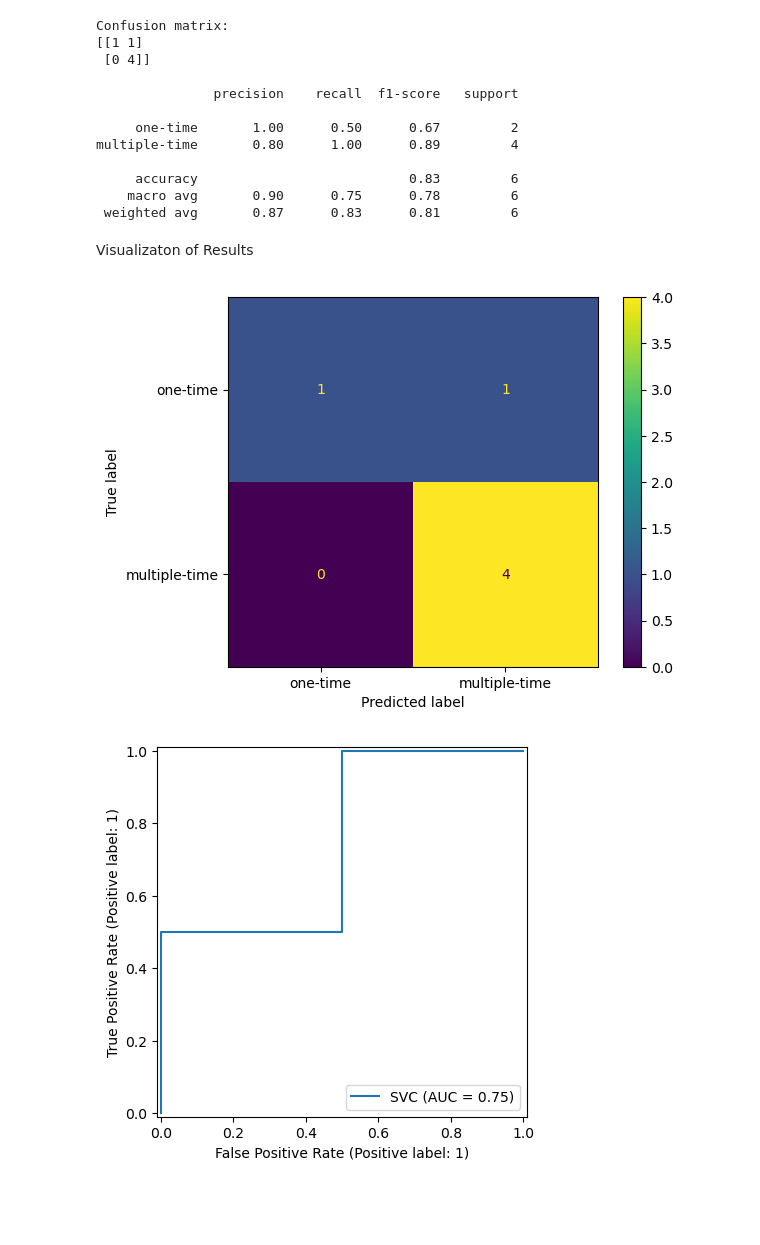
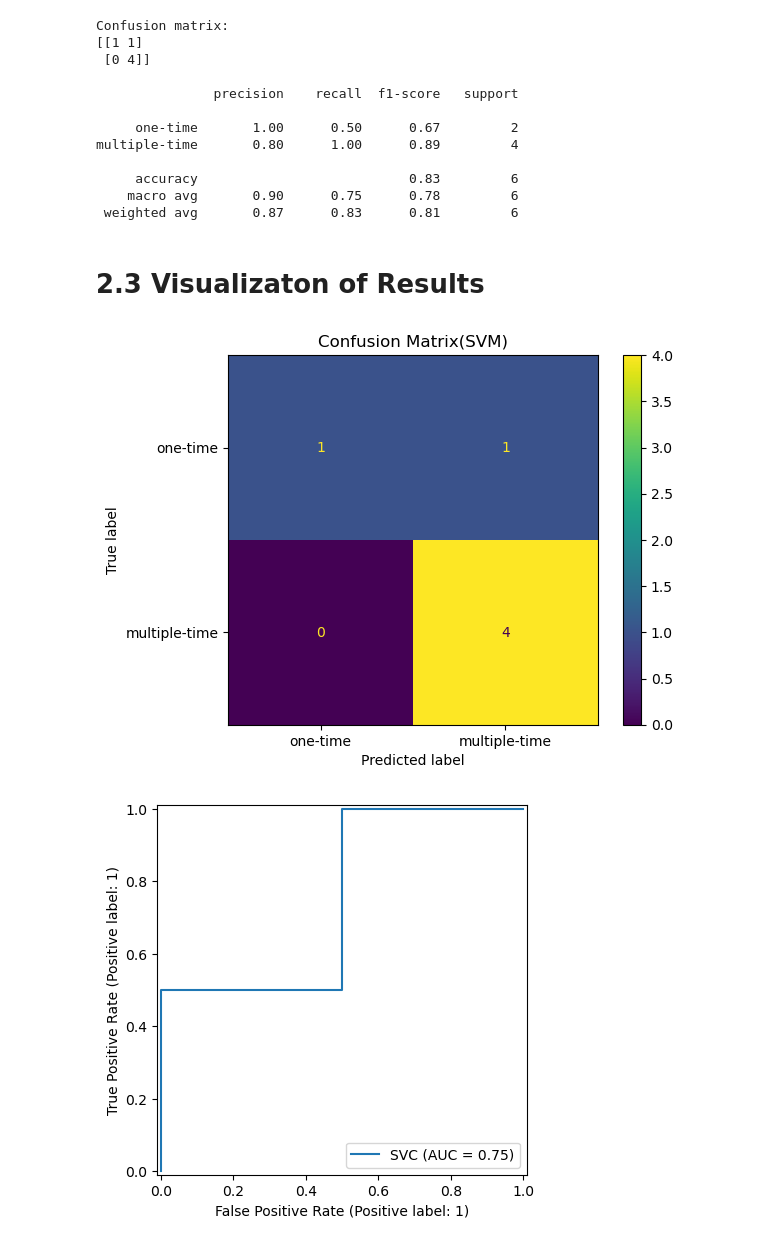
Before and after one commit to Yijun-cat/ML_DMT, a Jupyter notebook: training_model.ipynb, the cells around one changed output. Cells and saved outputs as stored; diff of their text form; code cells hidden in the pictures; blank space fills up the shorter version.

```diff
--- a/training_model.ipynb
+++ b/training_model.ipynb
@@ -162,10 +203,10 @@ Model Evaluation
 # %%
-y_pred = best_svm.predict( X_test_scaled )
-y_pred_proba = best_svm.predict_proba( X_test_scaled )[:, 1]
-confusion = confusion_matrix( y_test, y_pred )
+y_pred_svm = best_svm.predict( X_test_scaled )
+y_pred_proba_svm = best_svm.predict_proba( X_test_scaled )[:, 1]
+confusion = confusion_matrix( y_test, y_pred_svm )
 print( f"Confusion matrix: \n{confusion}" )
 print()
-print( classification_report( y_test, y_pred, target_names=['one-time', 'multiple-time'] ) )
+print( classification_report( y_test, y_pred_svm, target_names=['one-time', 'multiple-time'] ) )
 # %% [output]
 Confusion matrix:
 [[1 1]
@@ -180,20 +221,19 @@ multiple-time       0.80      1.00      0.89         4
     macro avg       0.90      0.75      0.78         6
  weighted avg       0.87      0.83      0.81         6
 # %% [markdown]
-Visualizaton of Results
+# 2.3 Visualizaton of Results
 # %%
 import matplotlib.pyplot as plt
 from sklearn.metrics import auc, roc_curve, RocCurveDisplay, ConfusionMatrixDisplay
 
-
-
 ConfusionMatrixDisplay.from_estimator( best_svm, X_test_scaled, y_test, display_labels=['one-time', 'multiple-time'] )
+plt.title( 'Confusion Matrix(SVM)' )
 plt.show()
 
-fpr, tpr, thresholds = roc_curve( y_test, y_pred_proba )
+fpr, tpr, thresholds = roc_curve( y_test, y_pred_proba_svm )
 roc_auc = auc( fpr, tpr )
 RocCurveDisplay.from_estimator( best_svm, X_test_scaled, y_test )
 plt.show()
 # %% [output]
-[figure, old version]
+[figure, new version]
 [figure]
```
Also changed, not shown: parts of 24 cells of this notebook.
